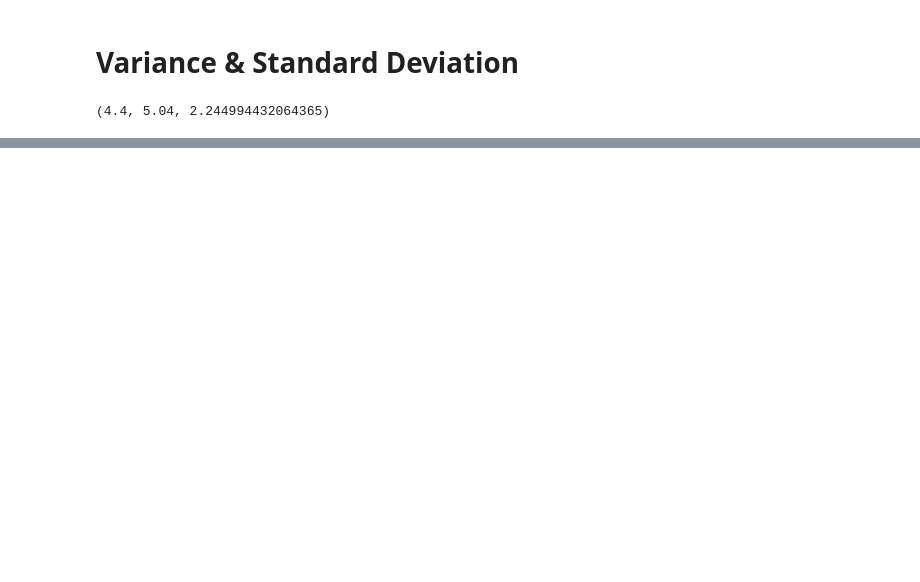
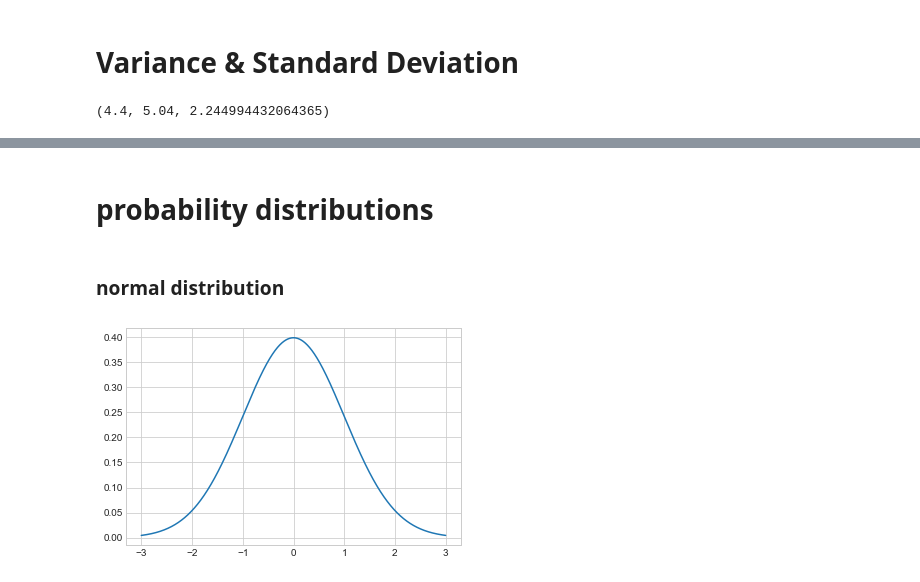
Before and after one commit to Matus-Dubrava/ml, a Jupyter notebook: basics/fk_ml/probability_statistics.ipynb, the cells around one changed output, grey strips where cells are left out. Cells and saved outputs as stored; diff of their text form; code cells hidden in the pictures; blank space fills up the shorter version.

Commit message:
added section on data distributions, percentiles and moments

```diff
--- a/basics/fk_ml/probability_statistics.ipynb
+++ b/basics/fk_ml/probability_statistics.ipynb
@@ -59,0 +60,12 @@ plt.plot([mean + 3 * std] * 2, [0, 60], color="red");
+# %% [markdown]
+# probability distributions
+# %% [markdown]
+### normal distribution
+# %%
+from scipy.stats import norm
+
+x = np.arange(-3, 3, 0.001)
+
+plt.plot(x, norm.pdf(x));
+# %% [output]
+[figure, added]
```
Also changed, not shown: parts of 24 cells of this notebook.
